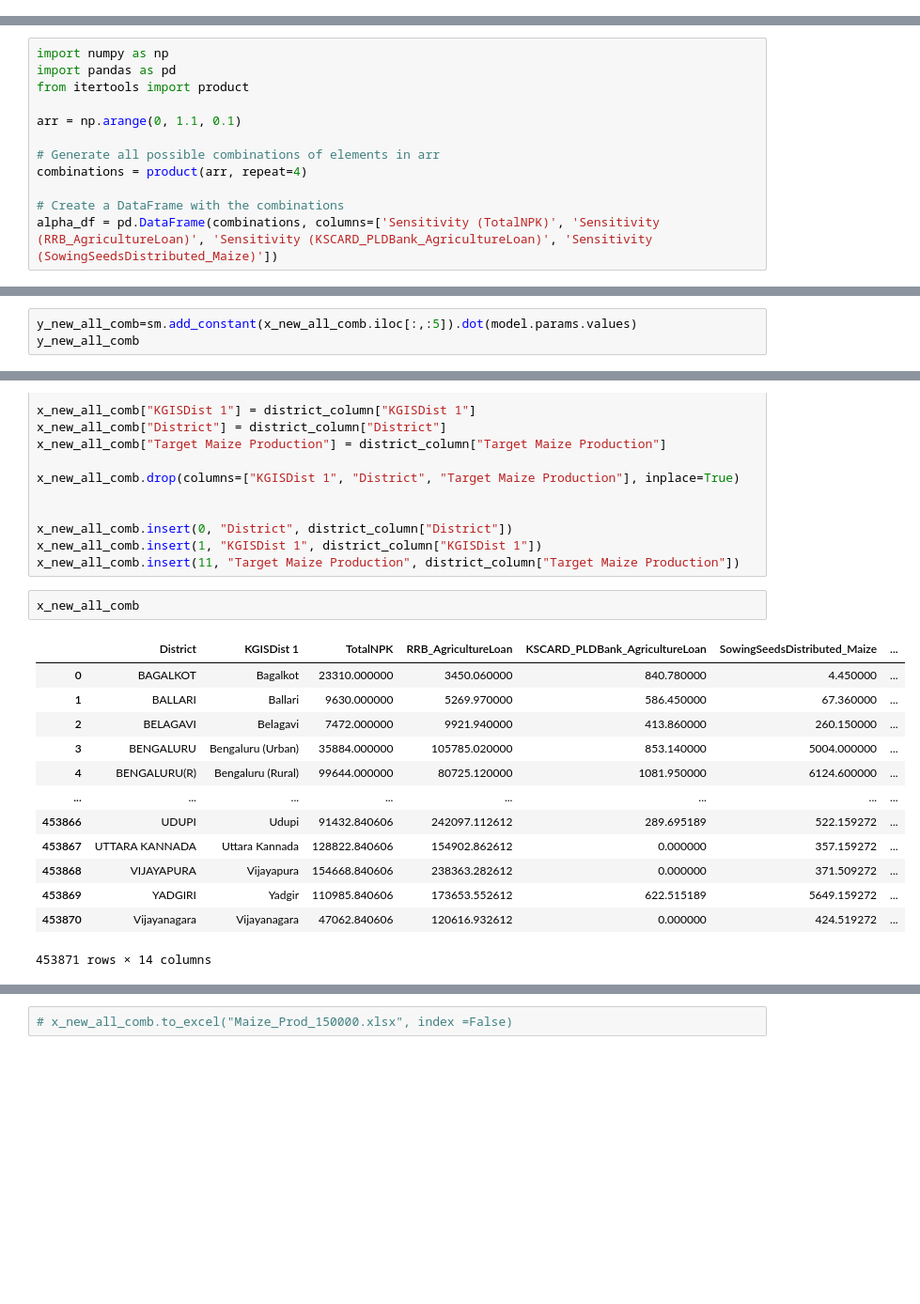
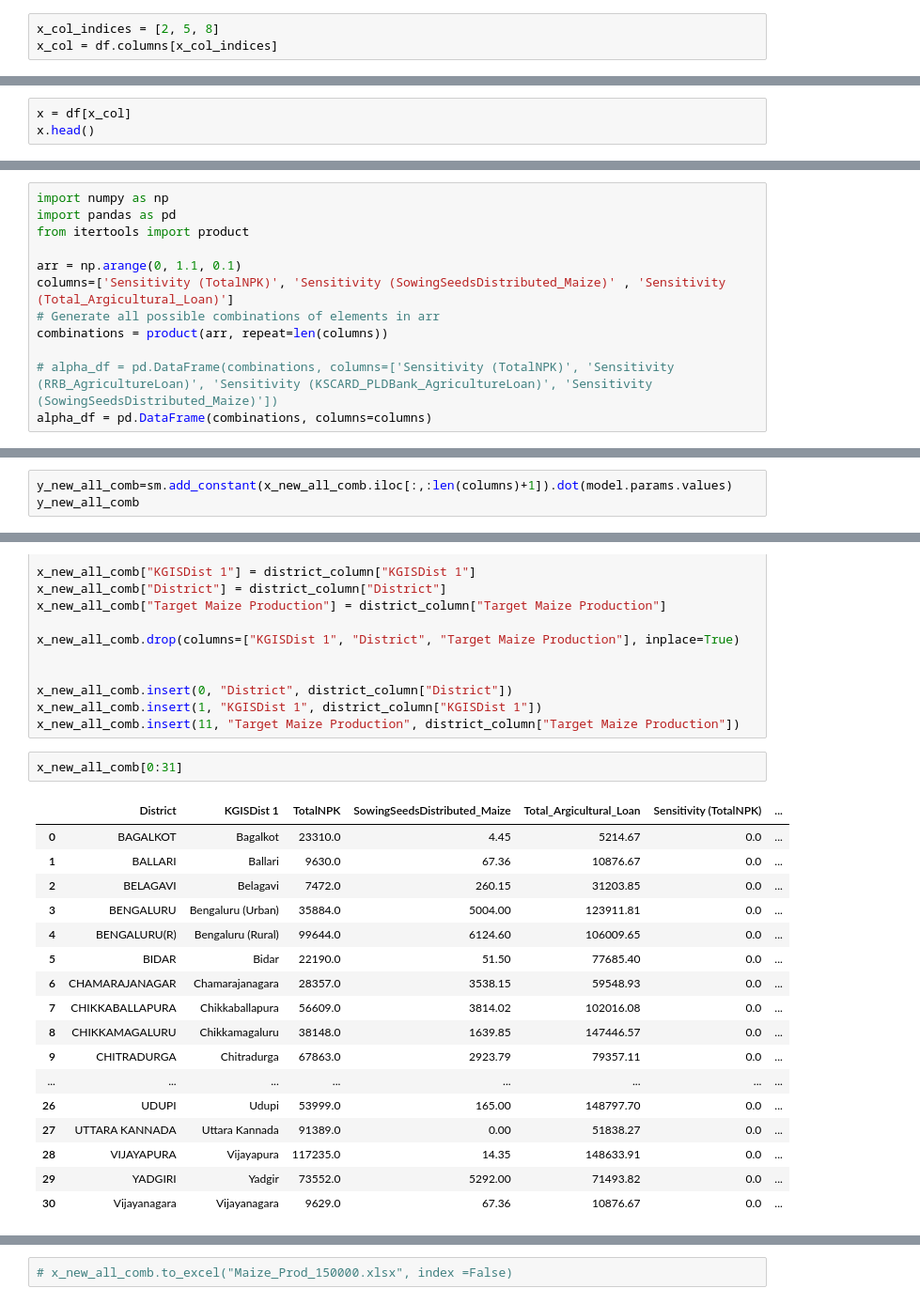
Before and after one commit to Manish3693/WSL_PSS, a Jupyter notebook: Maize_Prescriptive.ipynb, the cells around one changed output, grey strips where cells are left out. Shown at 94% size. Cells and saved outputs as stored; diff of their text form; blank space fills up the shorter version.

```diff
--- a/Maize_Prescriptive.ipynb
+++ b/Maize_Prescriptive.ipynb
@@ -95,0 +157,3 @@ x.head()
+# %%
+x_col_indices = [2, 5, 8]
+x_col = df.columns[x_col_indices]
@@ -95,0 +164,3 @@ x.head()
+# %%
+x = df[x_col]
+x.head()
@@ -170,12 +300,12 @@ import pandas as pd
 from itertools import product
 
 arr = np.arange(0, 1.1, 0.1)
+columns=['Sensitivity (TotalNPK)', 'Sensitivity (SowingSeedsDistributed_Maize)' , 'Sensitivity (Total_Argicultural_Loan)']
+# Generate all possible combinations of elements in arr
+combinations = product(arr, repeat=len(columns))
 
-# Generate all possible combinations of elements in arr
-combinations = product(arr, repeat=4)
-
-# Create a DataFrame with the combinations
-alpha_df = pd.DataFrame(combinations, columns=['Sensitivity (TotalNPK)', 'Sensitivity (RRB_AgricultureLoan)', 'Sensitivity (KSCARD_PLDBank_AgricultureLoan)', 'Sensitivity (SowingSeedsDistributed_Maize)'])
+# alpha_df = pd.DataFrame(combinations, columns=['Sensitivity (TotalNPK)', 'Sensitivity (RRB_AgricultureLoan)', 'Sensitivity (KSCARD_PLDBank_AgricultureLoan)', 'Sensitivity (SowingSeedsDistributed_Maize)'])
+alpha_df = pd.DataFrame(combinations, columns=columns)
 # %%
 alpha_df.head()
 # %% [output]
@@ -259,4 +409,4 @@ x_new_all_comb
 # %%
-y_new_all_comb=sm.add_constant(x_new_all_comb.iloc[:,:5]).dot(model.params.values)
+y_new_all_comb=sm.add_constant(x_new_all_comb.iloc[:,:len(columns)+1]).dot(model.params.values)
 y_new_all_comb
 # %% [output]
@@ -600,19 +802,23 @@ x_new_all_comb.insert(0, "District", district_column["District"])
 x_new_all_comb.insert(1, "KGISDist 1", district_column["KGISDist 1"])
 x_new_all_comb.insert(11, "Target Maize Production", district_column["Target Maize Production"])
 # %%
-x_new_all_comb
+x_new_all_comb[0:31]
 # %% [output]
-|  | District | KGISDist 1 | TotalNPK | RRB_AgricultureLoan | KSCARD_PLDBank_AgricultureLoan | SowingSeedsDistributed_Maize | ... |
-| 0 | BAGALKOT | Bagalkot | 23310.000000 | 3450.060000 | 840.780000 | 4.450000 | ... |
-| 1 | BALLARI | Ballari | 9630.000000 | 5269.970000 | 586.450000 | 67.360000 | ... |
-| 2 | BELAGAVI | Belagavi | 7472.000000 | 9921.940000 | 413.860000 | 260.150000 | ... |
-| 3 | BENGALURU | Bengaluru (Urban) | 35884.000000 | 105785.020000 | 853.140000 | 5004.000000 | ... |
-| 4 | BENGALURU(R) | Bengaluru (Rural) | 99644.000000 | 80725.120000 | 1081.950000 | 6124.600000 | ... |
+|  | District | KGISDist 1 | TotalNPK | SowingSeedsDistributed_Maize | Total_Argicultural_Loan | Sensitivity (TotalNPK) | ... |
+| 0 | BAGALKOT | Bagalkot | 23310.0 | 4.45 | 5214.67 | 0.0 | ... |
+| 1 | BALLARI | Ballari | 9630.0 | 67.36 | 10876.67 | 0.0 | ... |
+| 2 | BELAGAVI | Belagavi | 7472.0 | 260.15 | 31203.85 | 0.0 | ... |
+| 3 | BENGALURU | Bengaluru (Urban) | 35884.0 | 5004.00 | 123911.81 | 0.0 | ... |
+| 4 | BENGALURU(R) | Bengaluru (Rural) | 99644.0 | 6124.60 | 106009.65 | 0.0 | ... |
+| 5 | BIDAR | Bidar | 22190.0 | 51.50 | 77685.40 | 0.0 | ... |
+| 6 | CHAMARAJANAGAR | Chamarajanagara | 28357.0 | 3538.15 | 59548.93 | 0.0 | ... |
+| 7 | CHIKKABALLAPURA | Chikkaballapura | 56609.0 | 3814.02 | 102016.08 | 0.0 | ... |
+| 8 | CHIKKAMAGALURU | Chikkamagaluru | 38148.0 | 1639.85 | 147446.57 | 0.0 | ... |
+| 9 | CHITRADURGA | Chitradurga | 67863.0 | 2923.79 | 79357.11 | 0.0 | ... |
 | ... | ... | ... | ... | ... | ... | ... | ... |
-| 453866 | UDUPI | Udupi | 91432.840606 | 242097.112612 | 289.695189 | 522.159272 | ... |
-| 453867 | UTTARA KANNADA | Uttara Kannada | 128822.840606 | 154902.862612 | 0.000000 | 357.159272 | ... |
-| 453868 | VIJAYAPURA | Vijayapura | 154668.840606 | 238363.282612 | 0.000000 | 371.509272 | ... |
-| 453869 | YADGIRI | Yadgir | 110985.840606 | 173653.552612 | 622.515189 | 5649.159272 | ... |
-| 453870 | Vijayanagara | Vijayanagara | 47062.840606 | 120616.932612 | 0.000000 | 424.519272 | ... |
+| 26 | UDUPI | Udupi | 53999.0 | 165.00 | 148797.70 | 0.0 | ... |
+| 27 | UTTARA KANNADA | Uttara Kannada | 91389.0 | 0.00 | 51838.27 | 0.0 | ... |
+| 28 | VIJAYAPURA | Vijayapura | 117235.0 | 14.35 | 148633.91 | 0.0 | ... |
+| 29 | YADGIRI | Yadgir | 73552.0 | 5292.00 | 71493.82 | 0.0 | ... |
+| 30 | Vijayanagara | Vijayanagara | 9629.0 | 67.36 | 10876.67 | 0.0 | ... |
-453871 rows × 14 columns
 # %%
```
Also changed, not shown: parts of 51 cells of this notebook, 11 other files.
